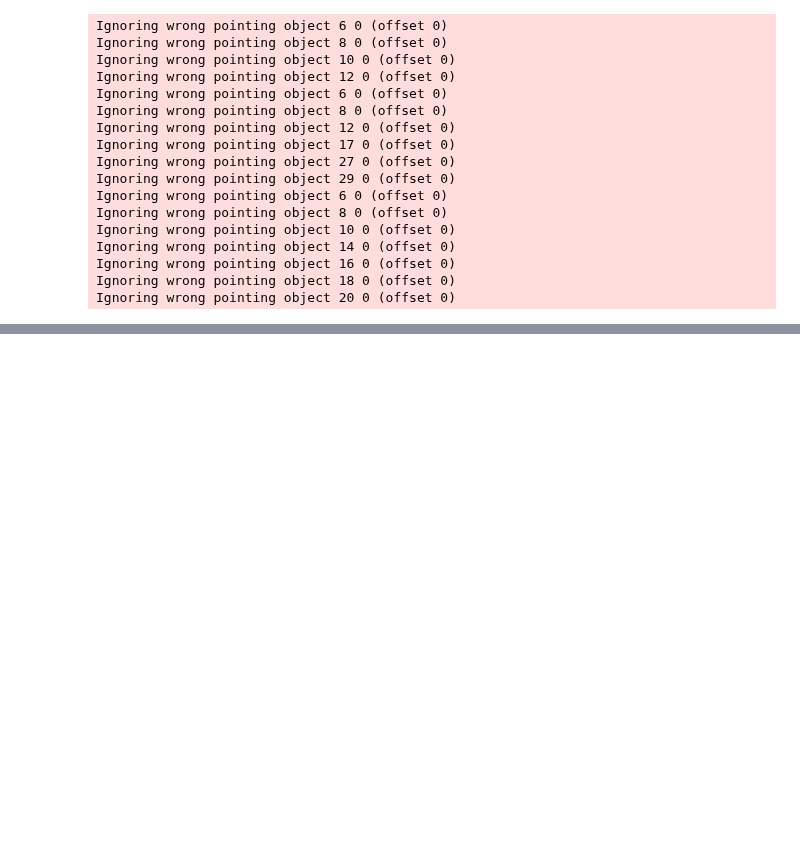
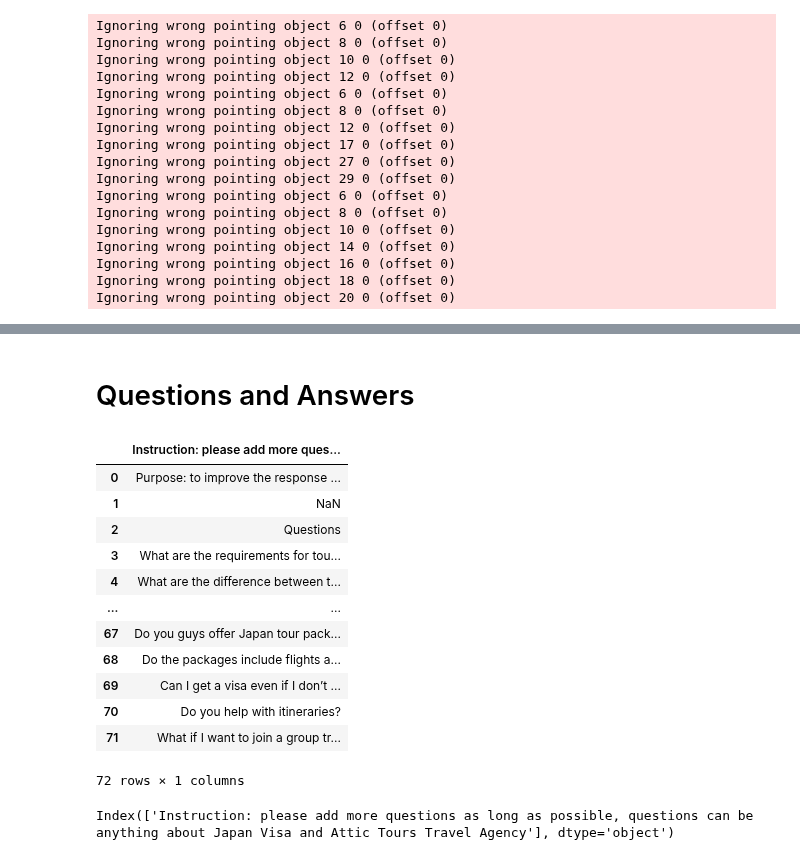
Before and after one commit to ATTIC-TOURS/rag, a Jupyter notebook: main.ipynb, the cells around one changed output, grey strips where cells are left out. Saved outputs shown, nothing was run; the diff lists cells and outputs as text; code cells hidden in the pictures; blank space fills up the shorter version.

```diff
--- a/main.ipynb
+++ b/main.ipynb
@@ -488,0 +483,24 @@ questions = [
+# %% [markdown]
+# Questions and Answers
+# %%
+questions = pd.read_excel("questions.xlsx")
+# %%
+questions
+# %% [output]
+|  | Instruction: please add more ques... |
+| 0 | Purpose: to improve the response ... |
+| 1 | NaN |
+| 2 | Questions |
+| 3 | What are the requirements for tou... |
+| 4 | What are the difference between t... |
+| ... | ... |
+| 67 | Do you guys offer Japan tour pack... |
+| 68 | Do the packages include flights a... |
+| 69 | Can I get a visa even if I don’t ... |
+| 70 | Do you help with itineraries? |
+| 71 | What if I want to join a group tr... |
+72 rows × 1 columns
+# %%
+questions.columns
+# %% [output]
+Index(['Instruction: please add more questions as long as possible, questions can be anything about Japan Visa and Attic Tours Travel Agency'], dtype='object')
```
Also changed, not shown: parts of 6 cells of this notebook, 2 other files.
